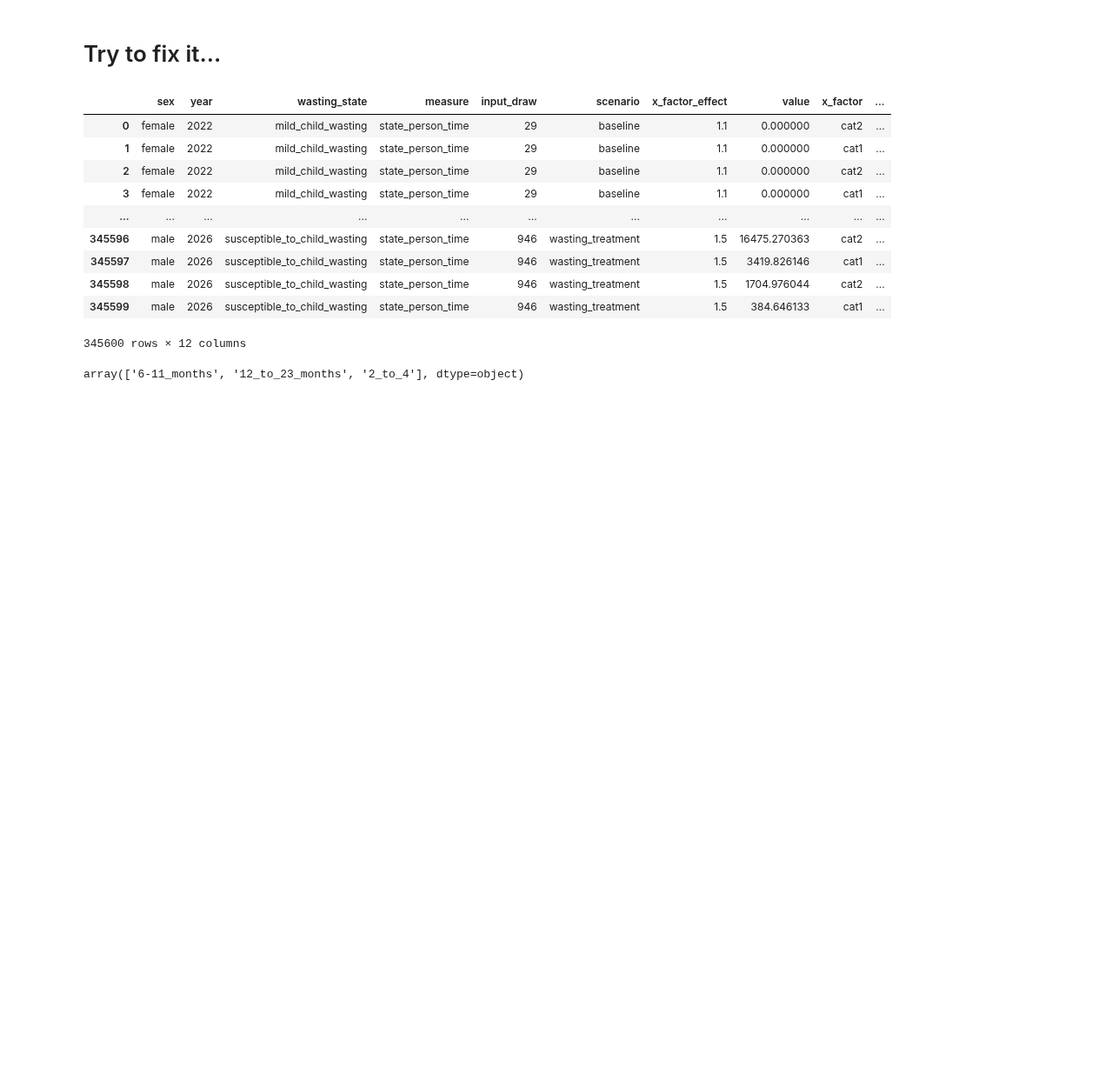
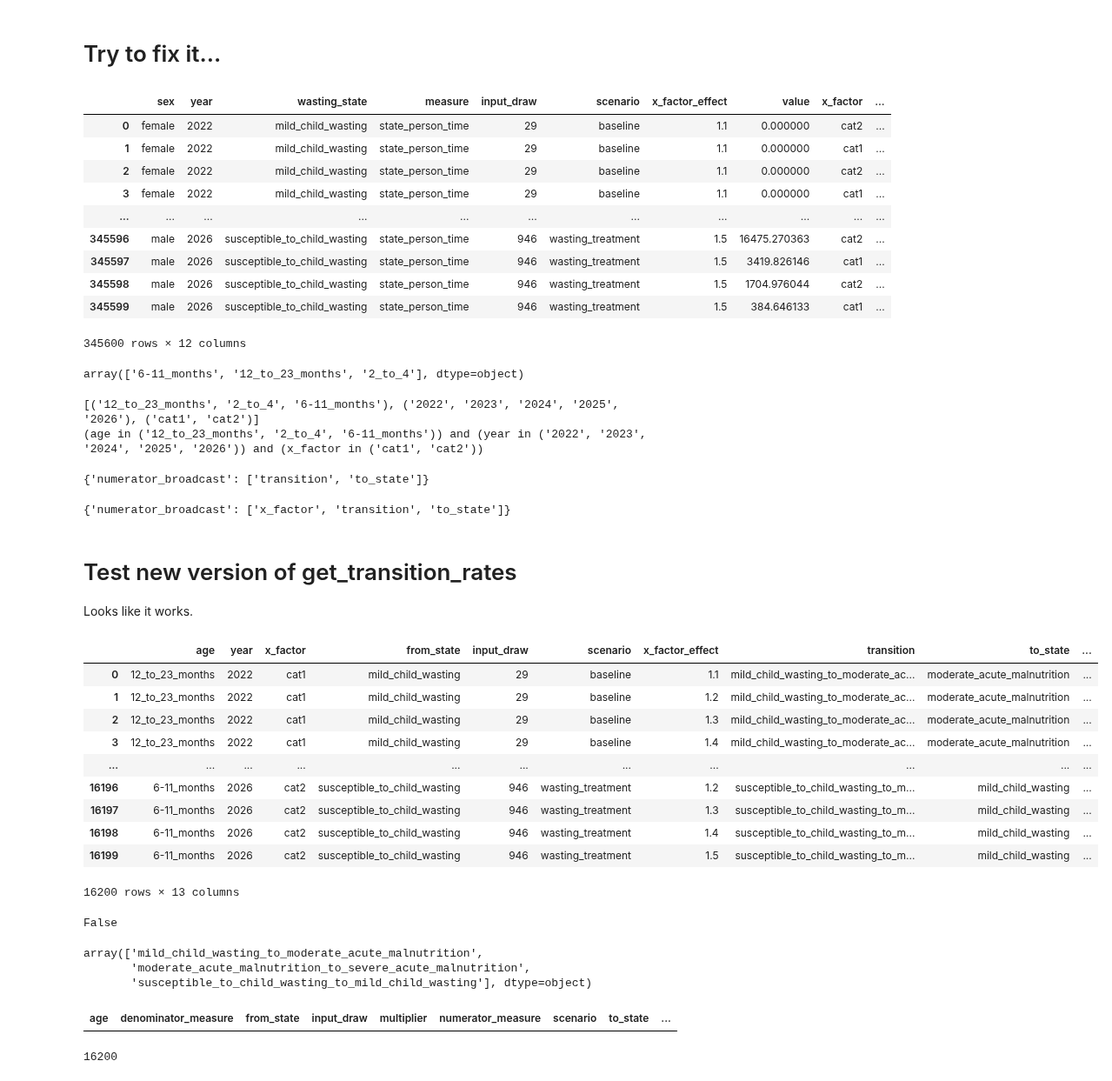
Before and after one commit to ihmeuw/vivarium_research_ciff_sam, a Jupyter notebook: model_validation/model4/2021_10_14a_x_factor_incidence_ratio_scratch_work.ipynb, the cells around one changed output. Shown at 87% size. Saved outputs shown, nothing was run; the diff lists cells and outputs as text; code cells hidden in the pictures; blank space fills up the shorter version.

Commit message:
update notebook after finishing x-factor incidence ratio function

```diff
--- a/model_validation/model4/2021_10_14a_x_factor_incidence_ratio_scratch_work.ipynb
+++ b/model_validation/model4/2021_10_14a_x_factor_incidence_ratio_scratch_work.ipynb
@@ -303,3 +303,68 @@ mask = results.wasting_state_person_time[colname].isin(incidence_rates_by_age_ye
 results.wasting_state_person_time.loc[mask, colname].unique()
 # %% [output]
 array(['6-11_months', '12_to_23_months', '2_to_4'], dtype=object)
+# %%
+numerator = incidence_rates_by_age_year_x_factor_filtered
+# denominator = results.wasting_state_person_time
+stratum_lists = {colname: tuple(numerator[colname].unique()) for colname in strata}
+person_time_query = " and ".join(f"({colname} in {stratum_list})" for colname, stratum_list in stratum_lists.items())
+print(stratum_value_lists)
+print(person_time_query)
+# %% [output]
+[('12_to_23_months', '2_to_4', '6-11_months'), ('2022', '2023', '2024', '2025', '2026'), ('cat1', 'cat2')]
+(age in ('12_to_23_months', '2_to_4', '6-11_months')) and (year in ('2022', '2023', '2024', '2025', '2026')) and (x_factor in ('cat1', 'cat2'))
+# %%
+kwargs = {}
+kwargs['numerator_broadcast'] = vp.list_columns(
+        'transition', 'to_state', kwargs.get('numerator_broadcast'), default=[])
+kwargs
+# %% [output]
+{'numerator_broadcast': ['transition', 'to_state']}
+# %%
+kwargs['numerator_broadcast'] = vp.list_columns(
+        'x_factor', kwargs.get('numerator_broadcast'), default=[])
+kwargs
+# %% [output]
+{'numerator_broadcast': ['x_factor', 'transition', 'to_state']}
+# %% [markdown]
+# Test new version of get_transition_rates
+
+Looks like it works.
+# %%
+incidence_rates_by_age_year_x_factor_filtered2 = csr.get_transition_rates(
+    results,
+    'wasting',
+    strata=['age', 'year', 'x_factor'],
+    prefilter_query=f"age in {over_6mo} and transition in {wasting_incidence_transitions}",
+)
+incidence_rates_by_age_year_x_factor_filtered2
+# %% [output]
+|  | age | year | x_factor | from_state | input_draw | scenario | x_factor_effect | transition | to_state | ... |
+| 0 | 12_to_23_months | 2022 | cat1 | mild_child_wasting | 29 | baseline | 1.1 | mild_child_wasting_to_moderate_ac... | moderate_acute_malnutrition | ... |
+| 1 | 12_to_23_months | 2022 | cat1 | mild_child_wasting | 29 | baseline | 1.2 | mild_child_wasting_to_moderate_ac... | moderate_acute_malnutrition | ... |
+| 2 | 12_to_23_months | 2022 | cat1 | mild_child_wasting | 29 | baseline | 1.3 | mild_child_wasting_to_moderate_ac... | moderate_acute_malnutrition | ... |
+| 3 | 12_to_23_months | 2022 | cat1 | mild_child_wasting | 29 | baseline | 1.4 | mild_child_wasting_to_moderate_ac... | moderate_acute_malnutrition | ... |
+| ... | ... | ... | ... | ... | ... | ... | ... | ... | ... | ... |
+| 16196 | 6-11_months | 2026 | cat2 | susceptible_to_child_wasting | 946 | wasting_treatment | 1.2 | susceptible_to_child_wasting_to_m... | mild_child_wasting | ... |
+| 16197 | 6-11_months | 2026 | cat2 | susceptible_to_child_wasting | 946 | wasting_treatment | 1.3 | susceptible_to_child_wasting_to_m... | mild_child_wasting | ... |
+| 16198 | 6-11_months | 2026 | cat2 | susceptible_to_child_wasting | 946 | wasting_treatment | 1.4 | susceptible_to_child_wasting_to_m... | mild_child_wasting | ... |
+| 16199 | 6-11_months | 2026 | cat2 | susceptible_to_child_wasting | 946 | wasting_treatment | 1.5 | susceptible_to_child_wasting_to_m... | mild_child_wasting | ... |
+16200 rows × 13 columns
+# %%
+incidence_rates_by_age_year_x_factor_filtered2.isna().any().any()
+# %% [output]
+False
+# %%
+incidence_rates_by_age_year_x_factor_filtered2.transition.unique()
+# %% [output]
+array(['mild_child_wasting_to_moderate_acute_malnutrition',
+       'moderate_acute_malnutrition_to_severe_acute_malnutrition',
+       'susceptible_to_child_wasting_to_mild_child_wasting'], dtype=object)
+# %%
+n = len(incidence_rates_by_age_year_x_factor_filtered2)
+vp.compare_values(
+    incidence_rates_by_age_year_x_factor_filtered.loc[:n-1,:],
+    incidence_rates_by_age_year_x_factor_filtered2
+)
+# %% [output]
+| age | denominator_measure | from_state | input_draw | multiplier | numerator_measure | scenario | to_state | ... |
@@ -305,0 +376,4 @@ array(['6-11_months', '12_to_23_months', '2_to_4'], dtype=object)
+# %%
+n
+# %% [output]
+16200
```
Also changed, not shown: parts of 6 cells of this notebook.
